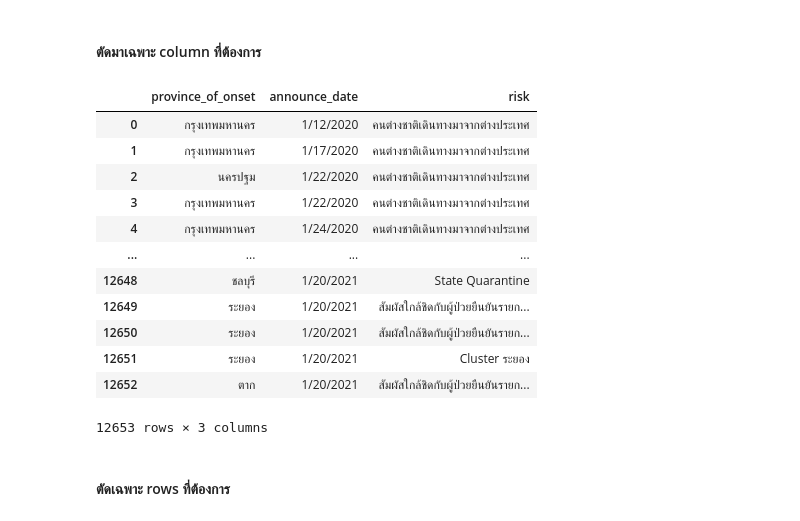
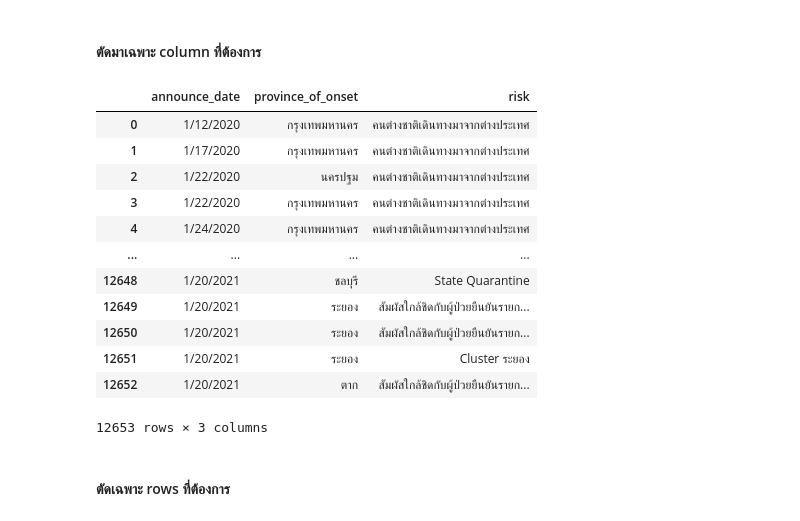
Before and after one commit to naruemonssp/data_viz_2022, a Jupyter notebook: Pandas101.ipynb, the cells around one changed output. Drawn from its saved outputs; the diff is of its cells as text; code cells hidden in the pictures.

```diff
--- a/Pandas101.ipynb
+++ b/Pandas101.ipynb
@@ -124,21 +118,21 @@ data_covid.iloc[4,7]
 # %% [markdown]
 #### ตัดมาเฉพาะ column ที่ต้องการ
 # %%
-smaller_table = data_covid[['province_of_onset','announce_date','risk']]
+smaller_table = data_covid[['announce_date','province_of_onset','risk']] #ตัดตารางเเละเลือกตารางที่ต้องการ
 smaller_table
 # %% [output]
-|  | province_of_onset | announce_date | risk |
-| 0 | กรุงเทพมหานคร | 1/12/2020 | คนต่างชาติเดินทางมาจากต่างประเทศ |
-| 1 | กรุงเทพมหานคร | 1/17/2020 | คนต่างชาติเดินทางมาจากต่างประเทศ |
-| 2 | นครปฐม | 1/22/2020 | คนต่างชาติเดินทางมาจากต่างประเทศ |
-| 3 | กรุงเทพมหานคร | 1/22/2020 | คนต่างชาติเดินทางมาจากต่างประเทศ |
-| 4 | กรุงเทพมหานคร | 1/24/2020 | คนต่างชาติเดินทางมาจากต่างประเทศ |
+|  | announce_date | province_of_onset | risk |
+| 0 | 1/12/2020 | กรุงเทพมหานคร | คนต่างชาติเดินทางมาจากต่างประเทศ |
+| 1 | 1/17/2020 | กรุงเทพมหานคร | คนต่างชาติเดินทางมาจากต่างประเทศ |
+| 2 | 1/22/2020 | นครปฐม | คนต่างชาติเดินทางมาจากต่างประเทศ |
+| 3 | 1/22/2020 | กรุงเทพมหานคร | คนต่างชาติเดินทางมาจากต่างประเทศ |
+| 4 | 1/24/2020 | กรุงเทพมหานคร | คนต่างชาติเดินทางมาจากต่างประเทศ |
 | ... | ... | ... | ... |
-| 12648 | ชลบุรี | 1/20/2021 | State Quarantine |
-| 12649 | ระยอง | 1/20/2021 | สัมผัสใกล้ชิดกับผู้ป่วยยืนยันรายก... |
-| 12650 | ระยอง | 1/20/2021 | สัมผัสใกล้ชิดกับผู้ป่วยยืนยันรายก... |
-| 12651 | ระยอง | 1/20/2021 | Cluster ระยอง |
-| 12652 | ตาก | 1/20/2021 | สัมผัสใกล้ชิดกับผู้ป่วยยืนยันรายก... |
+| 12648 | 1/20/2021 | ชลบุรี | State Quarantine |
+| 12649 | 1/20/2021 | ระยอง | สัมผัสใกล้ชิดกับผู้ป่วยยืนยันรายก... |
+| 12650 | 1/20/2021 | ระยอง | สัมผัสใกล้ชิดกับผู้ป่วยยืนยันรายก... |
+| 12651 | 1/20/2021 | ระยอง | Cluster ระยอง |
+| 12652 | 1/20/2021 | ตาก | สัมผัสใกล้ชิดกับผู้ป่วยยืนยันรายก... |
 12653 rows × 3 columns
 # %% [markdown]
 #### ตัดเฉพาะ rows ที่ต้องการ
```
Also changed, not shown: parts of 42 cells of this notebook.
